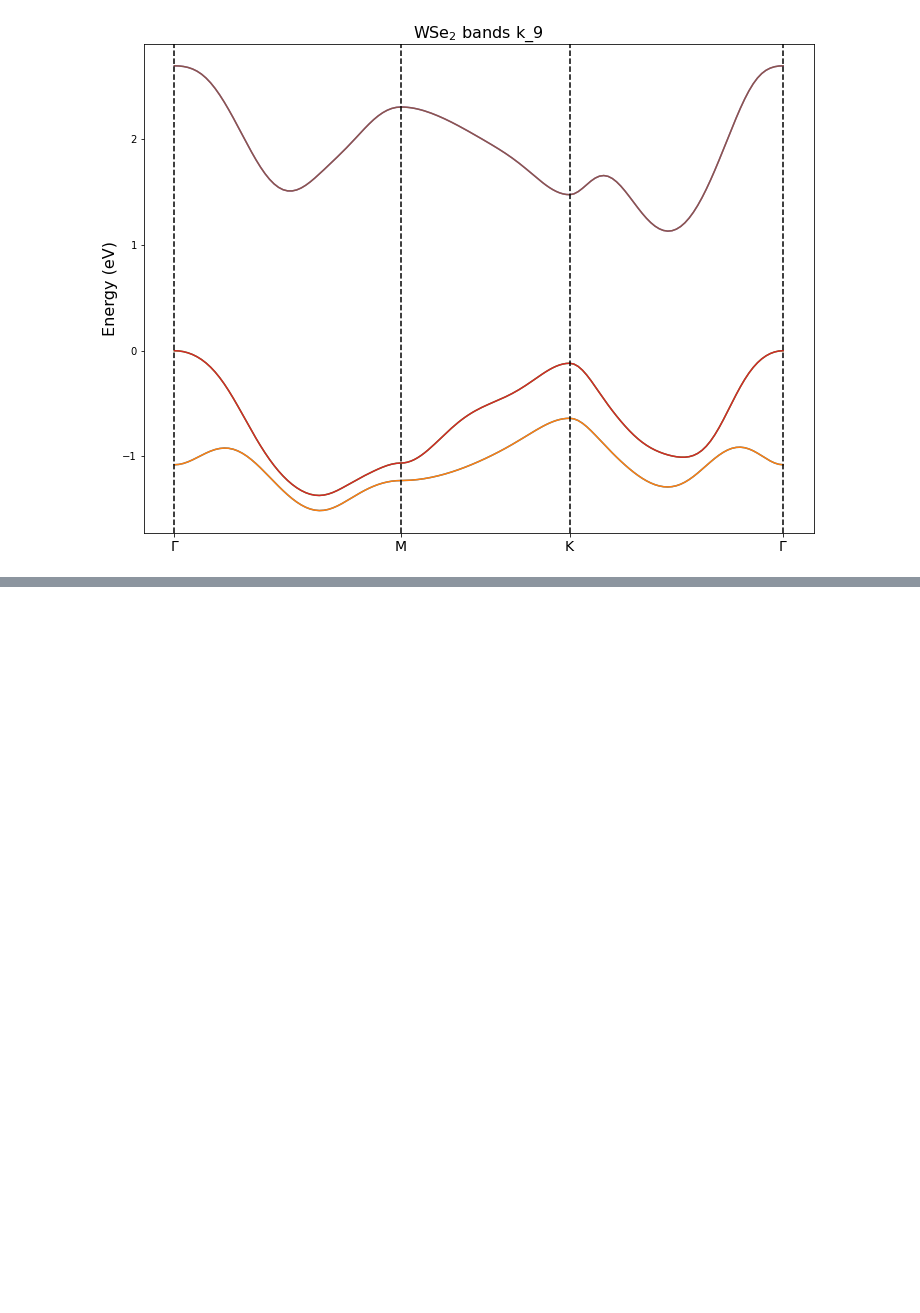
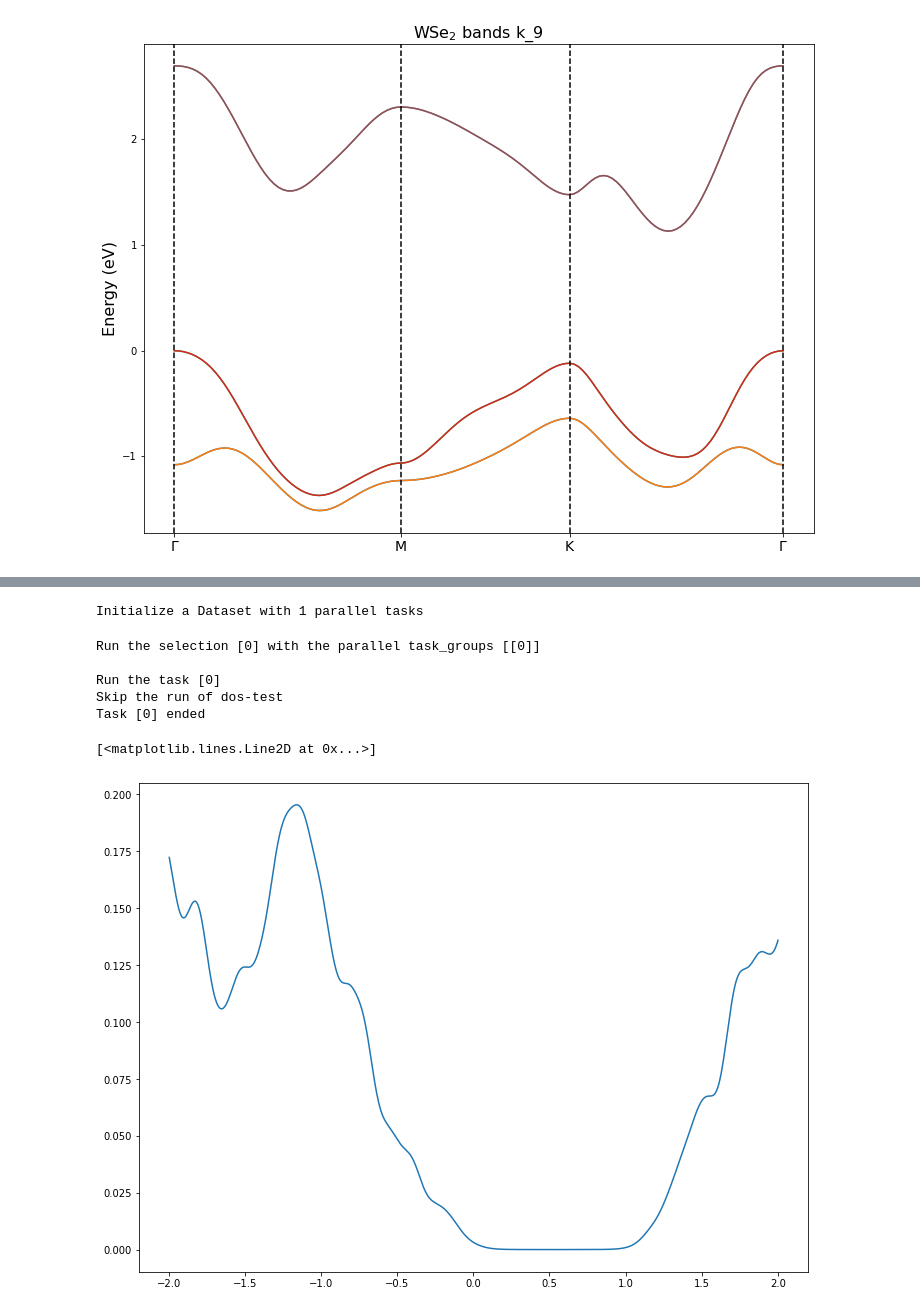
Before and after one commit to marcodalessandro76/WSe2, a Jupyter notebook: Band_structure.ipynb, the cells around one changed output, grey strips where cells are left out. Saved outputs shown, nothing was run; the diff lists cells and outputs as text; code cells hidden in the pictures; blank space fills up the shorter version.

```diff
--- a/Band_structure.ipynb
+++ b/Band_structure.ipynb
@@ -377,0 +467,35 @@ Text(0.5, 1.0, 'WSe$_2$ bands k_9')
+# %%
+DOS_steps = 1000
+DOSERange = [-2.,2.] # eV
+DOS_broad = 0.05 # eV
+scissor = 0.261 # eV
+
+study = D.Dataset(num_tasks=1,skip=True)
+study.set_postprocessing_function(PP.yambo_parse_data)
+
+inp = I.YamboInput('ypp -s s -V All',folder=run_dir,filename='ypp.in')
+inp.set_array_variables(DOSESteps=DOS_steps,GfnQP_E=[scissor,1.,1.])
+inp.set_array_variables(units='eV',DOS_broad=DOS_broad,DOSERange=DOSERange)
+idd = 'dos-test'
+study.append_run(run_dir=run_dir,id=idd,input=inp,runner=ypp_code)
+# %% [output]
+Initialize a Dataset with 1 parallel tasks
+# %%
+results = study.run()
+# %% [output]
+Run the selection [0] with the parallel task_groups [[0]]
+
+Run the task [0]
+Skip the run of dos-test
+Task [0] ended
+# %%
+data = results[0].data['el_dos']
+energy = data['col1']
+dos = data['col4']
+# %%
+fig, ax = plt.subplots(figsize=(12, 9))
+
+plt.plot(energy,dos)
+# %% [output]
+[<matplotlib.lines.Line2D at 0x...>]
+[figure, added]
```
Also changed, not shown: parts of 12 cells of this notebook, 4 other files.
